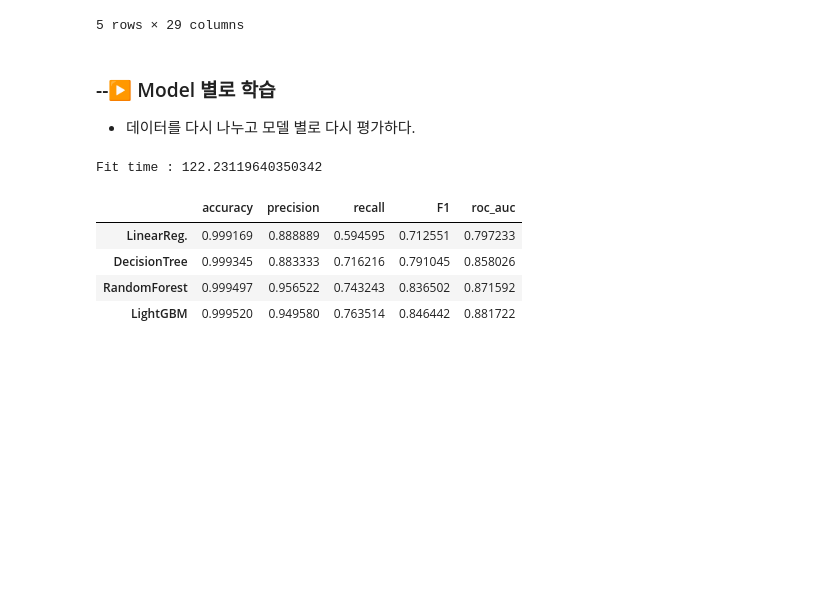
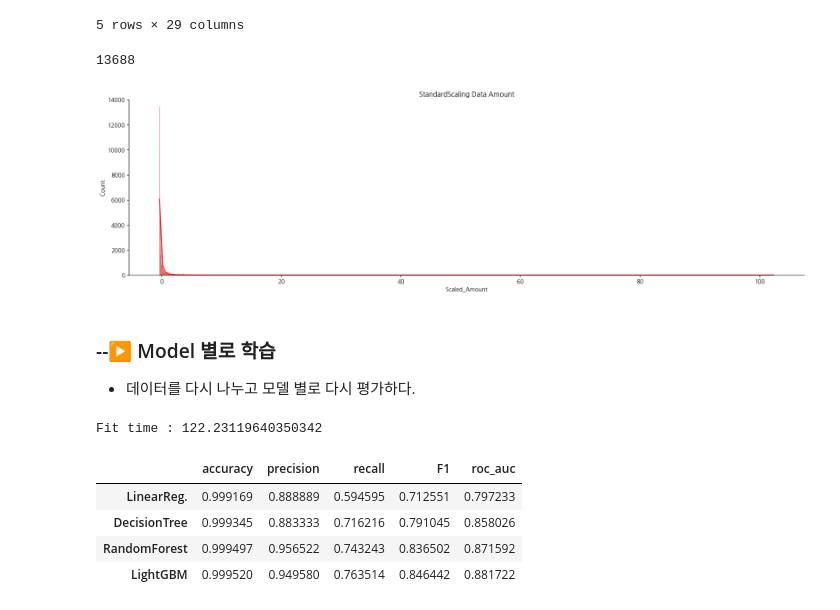
Before and after one commit to ElaYJ/Study_Machine_Learning, a Jupyter notebook: Lecture/Ch07_3_Credit_Card_dataset.ipynb, the cells around one changed output. Drawn from its saved outputs; the diff is of its cells as text; code cells hidden in the pictures; blank space fills up the shorter version.

```diff
--- a/Lecture/Ch07_3_Credit_Card_dataset.ipynb
+++ b/Lecture/Ch07_3_Credit_Card_dataset.ipynb
@@ -412,6 +419,20 @@ copy_data.head()
 | 3 | -0.966272 | -0.185226 | 1.792993 | -0.863291 | -0.010309 | 1.247203 | 0.237609 | 0.377436 | -1.387024 | -0.054952 | ... | ... |
 | 4 | -1.158233 | 0.877737 | 1.548718 | 0.403034 | -0.407193 | 0.095921 | 0.592941 | -0.270533 | 0.817739 | 0.753074 | ... | ... |
 5 rows × 29 columns
+# %%
+copy_data['Scaled_Amount'].value_counts().max()
+# %% [output]
+13688
+# %%
+# import warnings
+# warnings.filterwarnings("ignore", category=UserWarning)
+
+sns.displot(data=copy_data, x='Scaled_Amount', kde=True, color='r', height=5, aspect=3.5);
+plt.ylim(top=14000)
+plt.title("StandardScaling Data Amount")
+plt.show()
+# %% [output]
+[figure, added]
 # %% [markdown]
 ### --▶ Model 별로 학습
 
```
Also changed, not shown: parts of 7 cells of this notebook, 12 other files.
